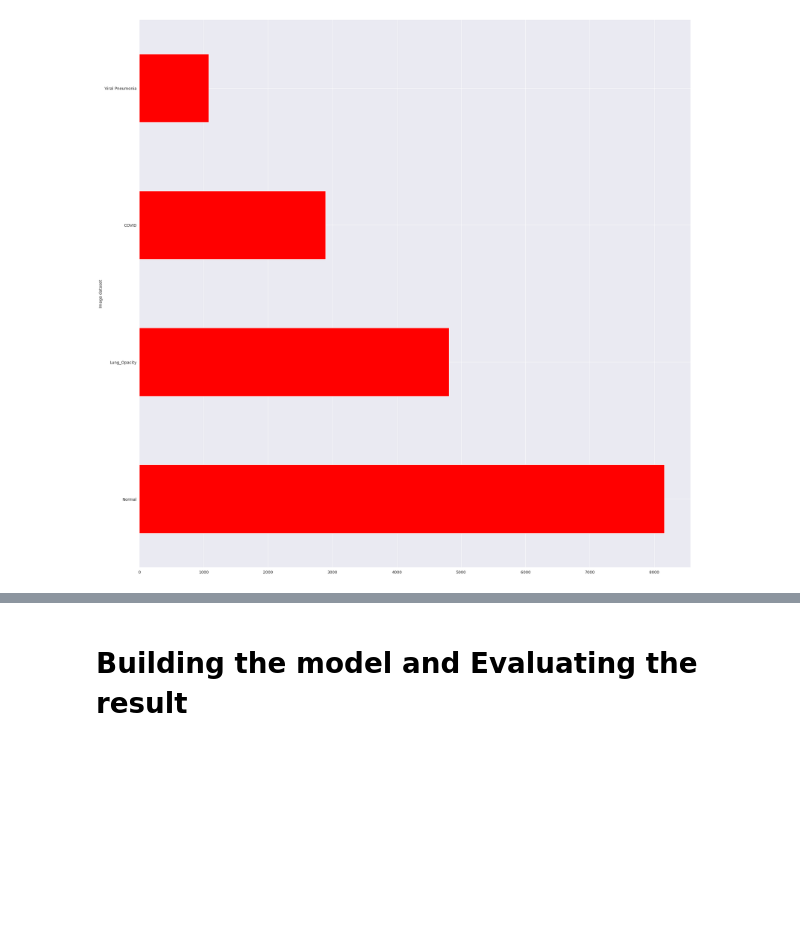
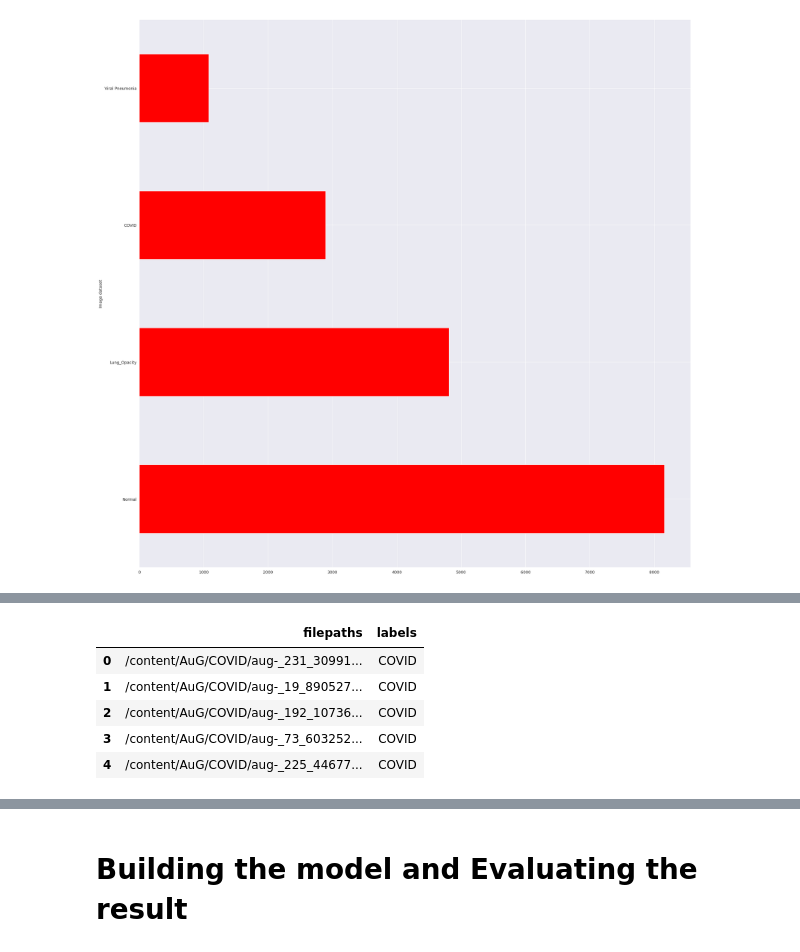
Before and after one commit to KT2001/Disease_Detection_Technology, a Jupyter notebook: DDT_Transfer_learning_Tensorflow.ipynb, the cells around one changed output, grey strips where cells are left out. Cells and saved outputs as stored; diff of their text form; code cells hidden in the pictures; blank space fills up the shorter version.

```diff
--- a/DDT_Transfer_learning_Tensorflow.ipynb
+++ b/DDT_Transfer_learning_Tensorflow.ipynb
@@ -248,0 +327,9 @@ def Augment(df, n, working_dir, img_size):
+# %%
+aug_df.head()
+# %% [output]
+|  | filepaths | labels |
+| 0 | /content/AuG/COVID/aug-_231_30991... | COVID |
+| 1 | /content/AuG/COVID/aug-_19_890527... | COVID |
+| 2 | /content/AuG/COVID/aug-_192_10736... | COVID |
+| 3 | /content/AuG/COVID/aug-_73_603252... | COVID |
+| 4 | /content/AuG/COVID/aug-_225_44677... | COVID |
```
Also changed, not shown: parts of 32 cells of this notebook.
